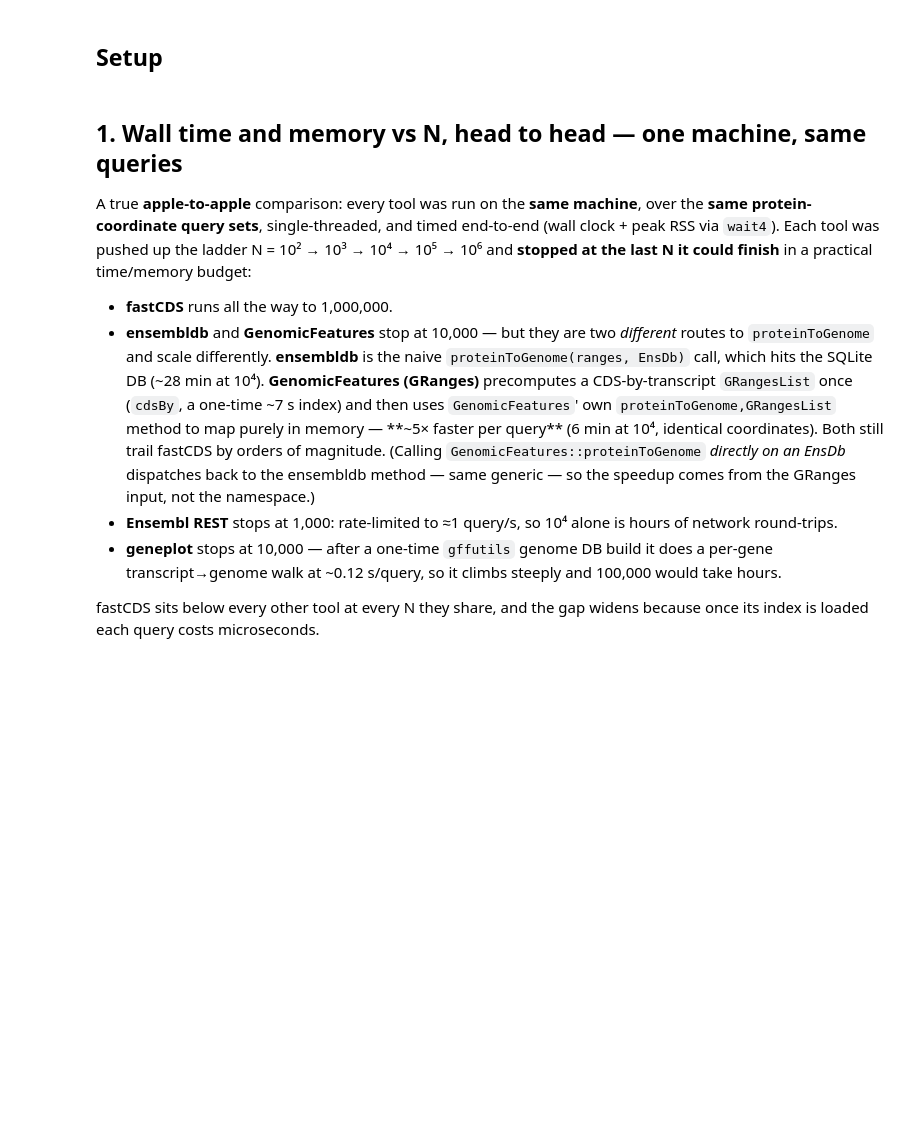
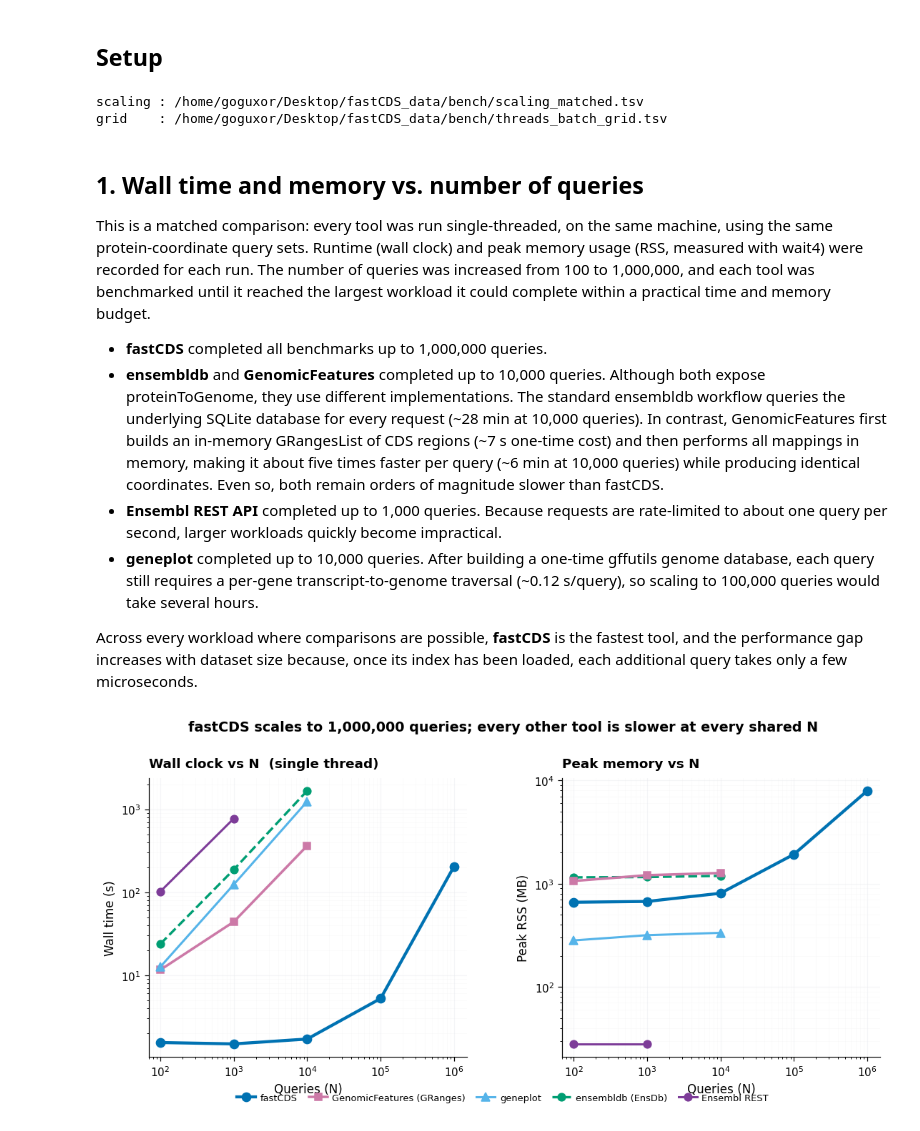
Before and after one commit to SotoLF/fastCDS, a Jupyter notebook: reproduce_paper/notebooks/scaling_and_ram.ipynb, the cells around one changed output. Drawn from its saved outputs; the diff is of its cells as text; code cells hidden in the pictures; blank space fills up the shorter version.

```diff
--- a/reproduce_paper/notebooks/scaling_and_ram.ipynb
+++ b/reproduce_paper/notebooks/scaling_and_ram.ipynb
@@ -22,8 +13,8 @@ so you can sanity-check the claim before quoting it.
 # %% [markdown]
 ## Setup
 # %%
-# Force the inline backend — under `jupyter nbconvert --execute` the
-# default sometimes lands on Agg, which prints `<Figure …>` instead of
+# Force the inline backend - under `jupyter nbconvert --execute` the
+# default sometimes lands on Agg, which prints `<Figure ...>` instead of
 # the actual PNG. The magic call forces module://matplotlib_inline.backend_inline.
 try:
     get_ipython().run_line_magic('matplotlib', 'inline')
@@ -55,7 +46,7 @@ if not getattr(mpl.figure.Figure.savefig, "_writes_pdf", False):  # guard: don't
 #   - Larger fonts (10pt body, 11pt axis labels, 12pt title).
 #   - Thinner spines + only-left/-bottom by default (less chartjunk).
 #   - Subtle horizontal grid; no vertical grid.
-#   - tab10 palette but used sparingly — we override per-plot.
+#   - tab10 palette but used sparingly - we override per-plot.
 plt.rcParams.update({
     'figure.dpi': 110,
     'savefig.dpi': 200,
@@ -88,7 +79,7 @@ plt.rcParams.update({
 COLORS = {
     'fastCDS':   '#0072B2',  # blue
     'ensembldb':   '#009E73',  # bluish green
-    'transvar':    '#E69F00',  # orange
+    'accent':      '#E69F00',  # orange
     'rest':        '#CC79A7',  # reddish-purple
     'good':        '#009E73',
     'bad':         '#D55E00',  # vermilion (works for colorblind)
@@ -99,43 +90,29 @@ COLORS = {
 import pandas as pd
 from pathlib import Path
 
-DATA = Path.home() / "Desktop" / "protein2genomic_data"
-# Unified apple-to-apple scaling: every tool measured on the SAME machine, the
+DATA = Path.home() / "Desktop" / "fastCDS_data"
+# Matched scaling: every tool measured on the SAME machine, the
 # SAME query sets, single-threaded, end-to-end (wall + peak RSS via wait4).
 # Tools too slow / too memory-hungry at a given N were stopped there.
-SCAL = DATA / "bench" / "scaling_apple2apple.tsv"
+SCAL = DATA / "bench" / "scaling_matched.tsv"
 # Combined threads x batch-size grid (benchmarks/threads_batch_grid.py).
 GRID = DATA / "bench" / "threads_batch_grid.tsv"
 
-assert SCAL.exists(), f"missing {SCAL} (run benchmarks/apple2apple/assemble_scaling.py)"
+assert SCAL.exists(), f"missing {SCAL} (run benchmarks/matched/run_matched_scaling.py)"
 assert GRID.exists(), f"missing {GRID} (run benchmarks/threads_batch_grid.py)"
 print(f"scaling : {SCAL}")
 print(f"grid    : {GRID}")
+# %% [output]
+scaling : /home/goguxor/Desktop/fastCDS_data/bench/scaling_matched.tsv
+grid    : /home/goguxor/Desktop/fastCDS_data/bench/threads_batch_grid.tsv
 # %% [markdown]
-## 1. Wall time and memory vs N, head to head — one machine, same queries
+## 1. Wall time and memory vs. number of queries
 
-A true **apple-to-apple** comparison: every tool was run on the **same machine**,
-over the **same protein-coordinate query sets**, single-threaded, and timed
-end-to-end (wall clock + peak RSS via `wait4`). Each tool was pushed up the ladder
-N = 10² → 10³ → 10⁴ → 10⁵ → 10⁶ and **stopped at the last N it could finish** in a
-practical time/memory budget:
+This is a matched comparison: every tool was run single-threaded, on the same machine, using the same protein-coordinate query sets. Runtime (wall clock) and peak memory usage (RSS, measured with wait4) were recorded for each run. The number of queries was increased from 100 to 1,000,000, and each tool was benchmarked until it reached the largest workload it could complete within a practical time and memory budget.
 
-- **fastCDS** runs all the way to 1,000,000.
-- **ensembldb** and **GenomicFeatures** stop at 10,000 — but they are two *different*
-  routes to `proteinToGenome` and scale differently. **ensembldb** is the naive
-  `proteinToGenome(ranges, EnsDb)` call, which hits the SQLite DB (~28 min at 10⁴).
-  **GenomicFeatures (GRanges)** precomputes a CDS-by-transcript `GRangesList` once
-  (`cdsBy`, a one-time ~7 s index) and then uses `GenomicFeatures`' own
-  `proteinToGenome,GRangesList` method to map purely in memory — **~5× faster per
-  query** (6 min at 10⁴, identical coordinates). Both still trail fastCDS by orders
-  of magnitude. (Calling `GenomicFeatures::proteinToGenome` *directly on an EnsDb*
-  dispatches back to the ensembldb method — same generic — so the speedup comes from
-  the GRanges input, not the namespace.)
-- **Ensembl REST** stops at 1,000: rate-limited to ≈1 query/s, so 10⁴ alone is
-  hours of network round-trips.
-- **geneplot** stops at 10,000 — after a one-time `gffutils` genome DB build it
-  does a per-gene transcript→genome walk at ~0.12 s/query, so it climbs steeply
-  and 100,000 would take hours.
+- **fastCDS** completed all benchmarks up to 1,000,000 queries.
+- **ensembldb** and **GenomicFeatures** completed up to 10,000 queries. Although both expose proteinToGenome, they use different implementations. The standard ensembldb workflow queries the underlying SQLite database for every request (~28 min at 10,000 queries). In contrast, GenomicFeatures first builds an in-memory GRangesList of CDS regions (~7 s one-time cost) and then performs all mappings in memory, making it about five times faster per query (~6 min at 10,000 queries) while producing identical coordinates. Even so, both remain orders of magnitude slower than fastCDS.
+- **Ensembl REST API** completed up to 1,000 queries. Because requests are rate-limited to about one query per second, larger workloads quickly become impractical.
+- **geneplot** completed up to 10,000 queries. After building a one-time gffutils genome database, each query still requires a per-gene transcript-to-genome traversal (~0.12 s/query), so scaling to 100,000 queries would take several hours.
 
-fastCDS sits below every other tool at every N they share, and the gap widens
-because once its index is loaded each query costs microseconds.
+Across every workload where comparisons are possible, **fastCDS** is the fastest tool, and the performance gap increases with dataset size because, once its index has been loaded, each additional query takes only a few microseconds.
@@ -147,4 +119,9 @@ s.pivot(index="n", columns="tool", values="wall_s")
 # %%
+# Matched ladder: every tool, same machine, same queries, one thread.
+s = pd.read_csv(SCAL, sep="\t").sort_values(["tool", "n"])
+# keep only the tools in the paper's speed/scaling comparison
+s = s[s.tool.isin(["fastCDS", "genomicfeatures", "ensembldb", "geneplot", "rest"])]
+
 # Per-tool style. >=2 measured N -> line+markers; a single N -> diamond.
 # Two Bioconductor proteinToGenome routes are timed separately: 'ensembldb' is the
 # naive EnsDb call (hits the SQLite DB), 'GenomicFeatures (GRanges)' precomputes a
@@ -165,30 +142,32 @@ for tool, st in STYLE.items():
                      lw=st["lw"], ms=st["ms"], label=st["label"], zorder=st["z"])
     else:
         axes[0].plot(d.n, d.wall_s, "D", color=st["c"], ms=st["ms"] + 1, zorder=st["z"],
                      label=f"{st['label']} (1 N)")
     dr = d[d.rss_mb.notna()]
     if len(dr) >= 2:
         axes[1].plot(dr.n, dr.rss_mb, marker=st["mk"], ls=st["ls"], color=st["c"],
                      lw=st["lw"], ms=st["ms"], label=st["label"], zorder=st["z"])
     elif len(dr) == 1:
         axes[1].plot(dr.n, dr.rss_mb, "D", color=st["c"], ms=st["ms"] + 1, zorder=st["z"],
                      label=f"{st['label']} (1 N)")
 
 for ax in axes:
     ax.set_xscale("log"); ax.set_yscale("log"); ax.set_xlabel("Queries (N)")
     ax.set_xlim(70, 1.5e6)
     ax.grid(which='major', alpha=0.4, lw=0.7); ax.grid(which='minor', alpha=0.2, lw=0.5)
 axes[0].set_ylabel("Wall time (s)")
 axes[0].set_title("Wall clock vs N  (single thread)", loc='left')
 axes[1].set_ylabel("Peak RSS (MB)")
 axes[1].set_title("Peak memory vs N", loc='left')
 # One shared legend BELOW both panels so it never sits on top of a curve.
 handles, labels = axes[0].get_legend_handles_labels()
 fig.legend(handles, labels, loc='lower center', bbox_to_anchor=(0.5, -0.04),
            ncol=5, fontsize=8.5, framealpha=0.95, columnspacing=1.2, handletextpad=0.5)
 
 fig.suptitle("fastCDS scales to 1,000,000 queries; every other tool is slower at every shared N",
              fontsize=12.5, fontweight='semibold', y=1.04)
 fig.tight_layout(rect=[0, 0.05, 1, 0.96])
 fig.savefig(DATA / "Figure_S2A_scaling.png", bbox_inches="tight")
 plt.show()
+# %% [output]
+[figure, added]
```
Also changed, not shown: parts of 7 cells of this notebook, 33 other files.
